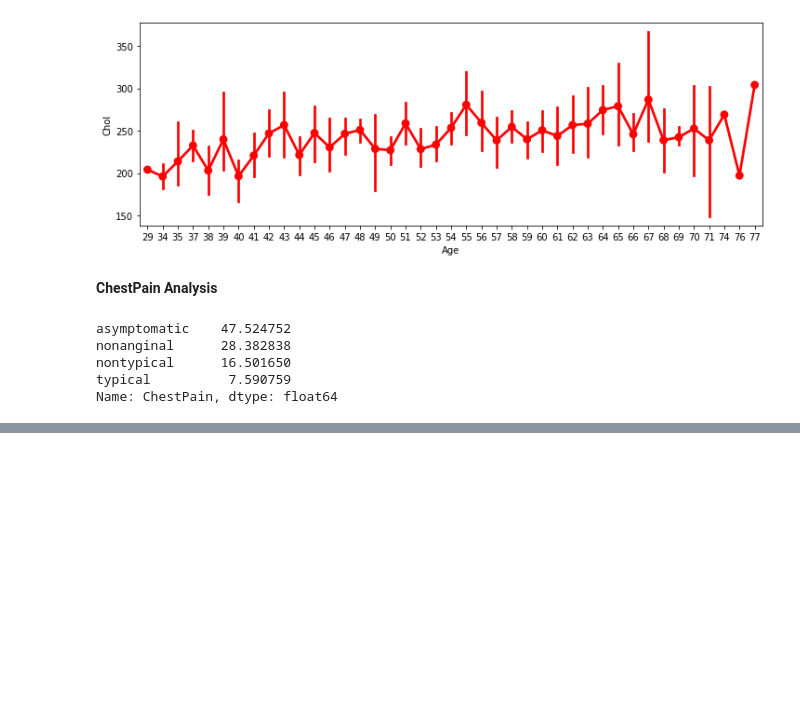
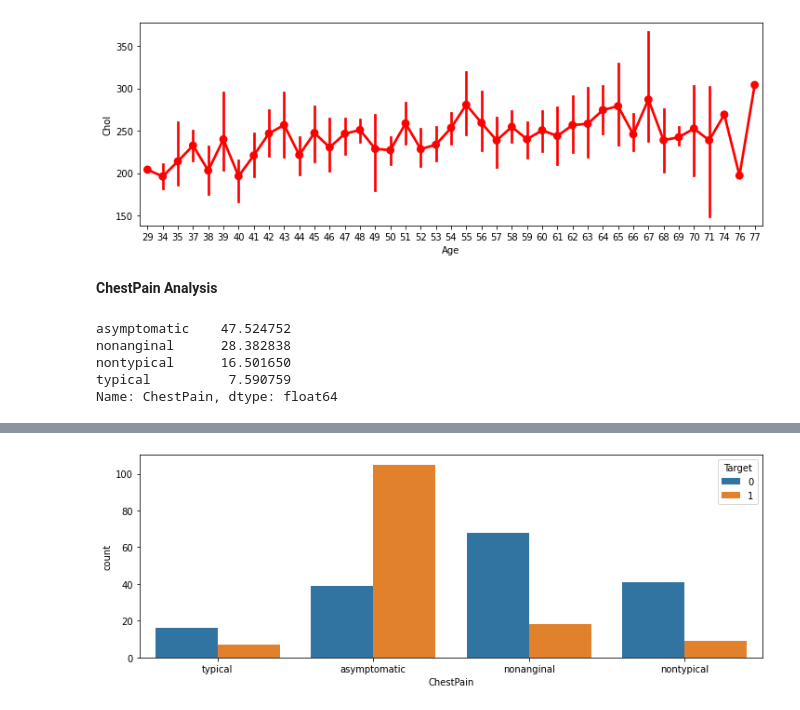
Before and after one commit to ankush-vem/Heart-Attack-Prediction, a Jupyter notebook: Code/heart.ipynb, the cells around one changed output, grey strips where cells are left out. Saved outputs shown, nothing was run; the diff lists cells and outputs as text; code cells hidden in the pictures; blank space fills up the shorter version.

```diff
--- a/Code/heart.ipynb
+++ b/Code/heart.ipynb
@@ -237,0 +236,6 @@ Using the countplot function without specifying `order` is likely to produce an
+# %%
+plt.figure(figsize=(12,4))
+sns.countplot(x="ChestPain", hue="Target", data=df)
+plt.show()
+# %% [output]
+[figure, added]
```
Also changed, not shown: parts of 2 cells of this notebook.
